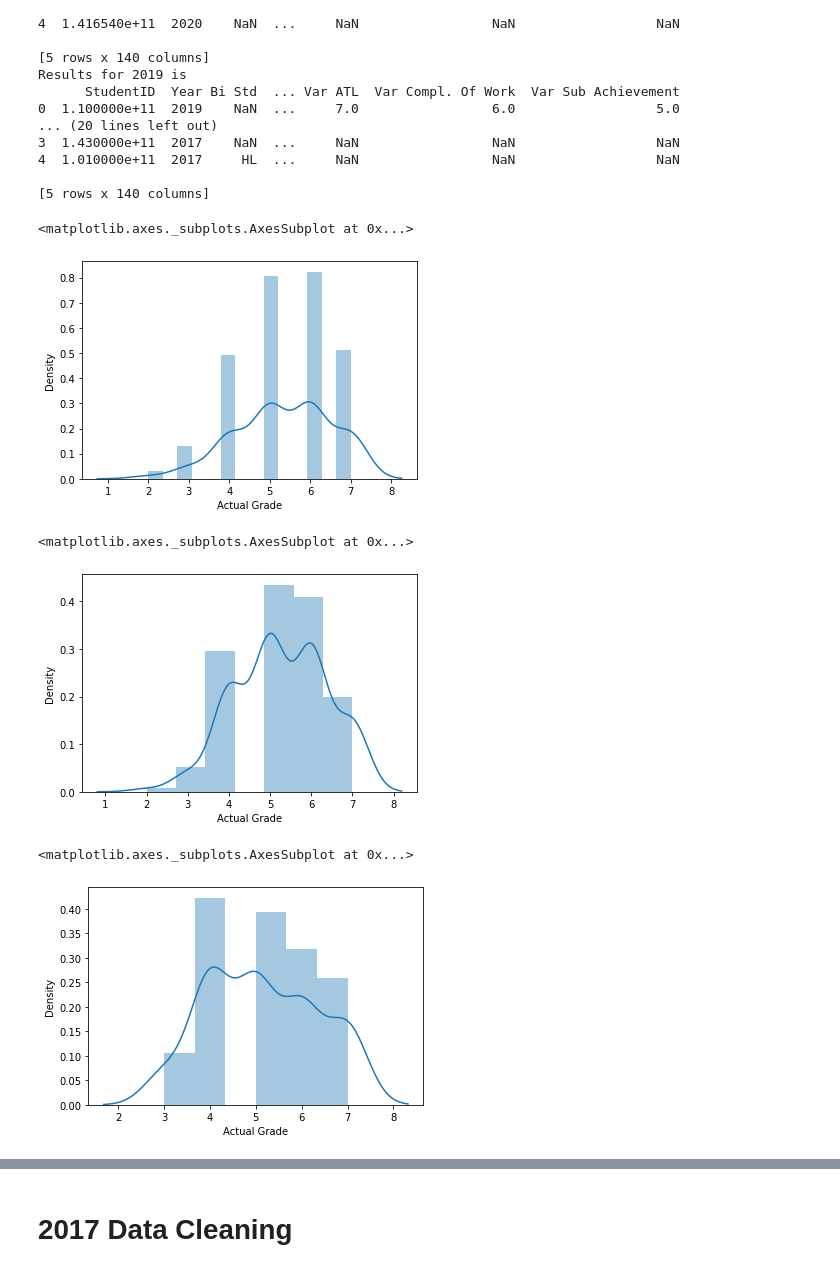
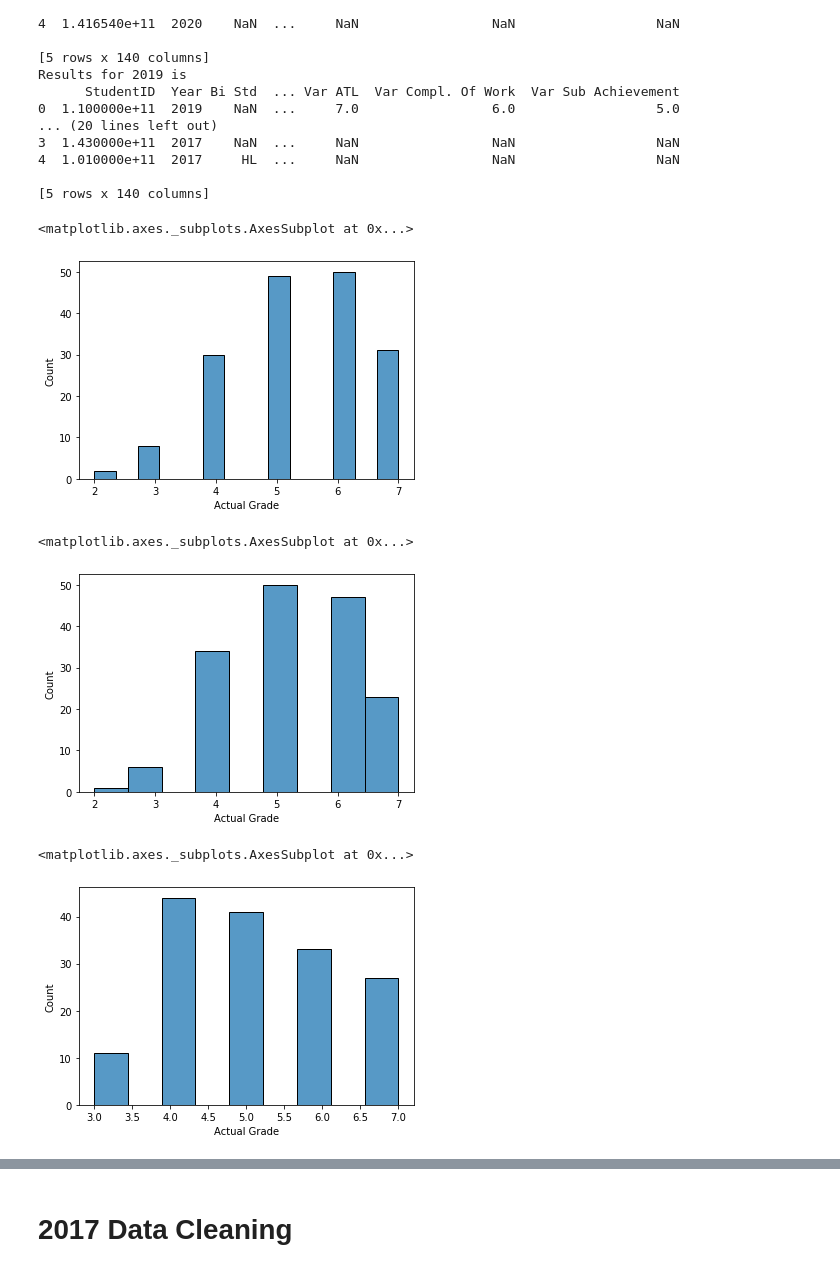
Before and after one commit to siti-alawiyah/ibresultprediction, a Jupyter notebook: Exploratory_Data_Analysis_1.0.ipynb, the cells around one changed output, grey strips where cells are left out. Saved outputs shown, nothing was run; the diff lists cells and outputs as text; code cells hidden in the pictures.

```diff
--- a/Exploratory_Data_Analysis_1.0.ipynb
+++ b/Exploratory_Data_Analysis_1.0.ipynb
@@ -189,21 +189,21 @@ Results for 2019 is
 
 [5 rows x 140 columns]
 # %%
-#plotting histogram for 2017
-sns.distplot(df17['Actual Grade'])
+# plotting histogram for 2017
+sns.histplot(df17['Actual Grade'])
 # %% [output]
 <matplotlib.axes._subplots.AxesSubplot at 0x...>
-[figure, old version]
+[figure, new version]
 # %%
-#plotting histogram for 2018
-sns.distplot(df18['Actual Grade'])
+# plotting histogram for 2018
+sns.histplot(df18['Actual Grade'])
 # %% [output]
 <matplotlib.axes._subplots.AxesSubplot at 0x...>
-[figure, old version]
+[figure, new version]
 # %%
-#plotting histogram for 2019
-sns.distplot(df19['Actual Grade'])
+# plotting histogram for 2019
+sns.histplot(df19['Actual Grade'])
 # %% [output]
 <matplotlib.axes._subplots.AxesSubplot at 0x...>
-[figure, old version]
+[figure, new version]
 # %%
```
Also changed, not shown: parts of 23 cells of this notebook.
